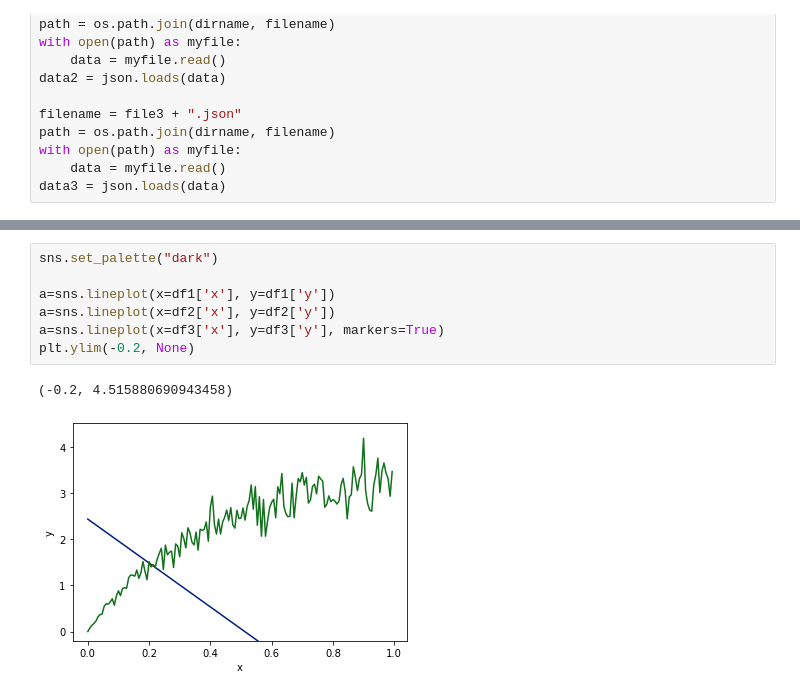
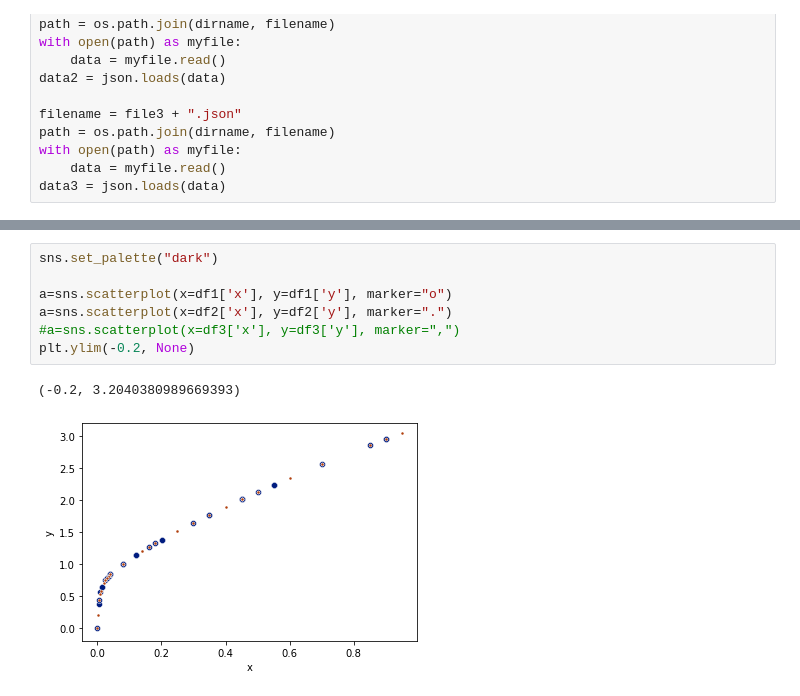
Before and after one commit to gSulpizio/isotherm-fitting, a Jupyter notebook: dev tools/chart.ipynb, the cells around one changed output, grey strips where cells are left out. Cells and saved outputs as stored; diff of their text form.

```diff
--- a/dev tools/chart.ipynb
+++ b/dev tools/chart.ipynb
@@ -36,10 +43,10 @@ df3.head()
 # %%
 sns.set_palette("dark")
 
-a=sns.lineplot(x=df1['x'], y=df1['y'])
-a=sns.lineplot(x=df2['x'], y=df2['y'])
-a=sns.lineplot(x=df3['x'], y=df3['y'], markers=True)
+a=sns.scatterplot(x=df1['x'], y=df1['y'], marker="o")
+a=sns.scatterplot(x=df2['x'], y=df2['y'], marker=".")
+#a=sns.scatterplot(x=df3['x'], y=df3['y'], marker=",")
 plt.ylim(-0.2, None)
 # %% [output]
-(-0.2, 4.515880690943458)
+(-0.2, 3.2040380989669393)
-[figure, old version]
+[figure, new version]
```
Also changed, not shown: parts of 1 cell of this notebook, 7 other files.
